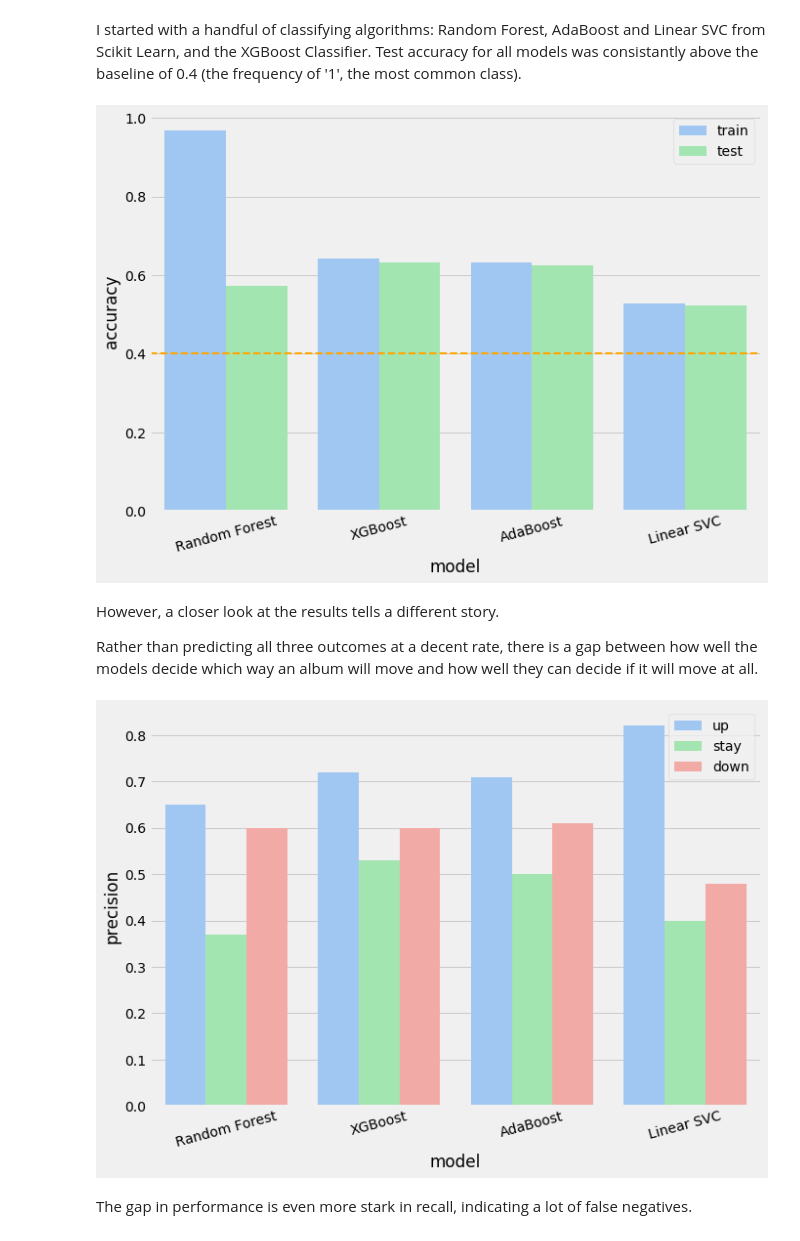
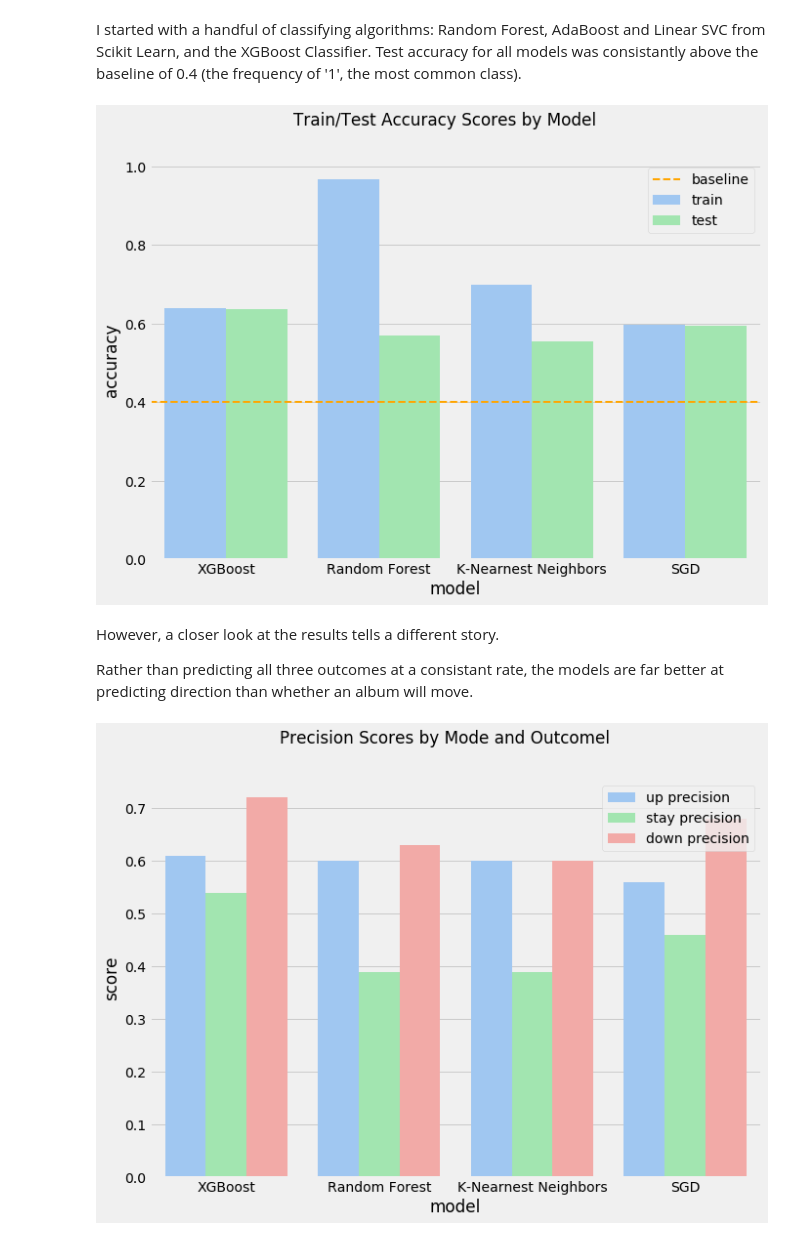
Before and after one commit to afriedman412/r-b_billboard_charts, a Jupyter notebook: bootsy_final_2.ipynb, the cells around one changed output. Cells and saved outputs as stored; diff of their text form; code cells hidden in the pictures.

```diff
--- a/bootsy_final_2.ipynb
+++ b/bootsy_final_2.ipynb
@@ -459,12 +413,22 @@ scores2 = scores.melt(id_vars='model', value_vars=['train','test'], var_name='da
+# %%
+# import saved scores
+scores = pd.read_csv('data_safe/all_scores_diverse_models.csv')
 # %%
+d = scores.loc[0:3].melt(id_vars='model',
+                               value_vars=['train','test'],
+                               var_name='data',
+                               value_name='accuracy').sort_values('data', ascending=False)
+
 fig = plt.figure(figsize=(10,7))
-sns.barplot(data=scores2, x='model', y='accuracy', hue='data', ci=None)
+plt.suptitle(t='Train/Test Accuracy Scores by Model')
+
+sns.barplot(data=d, x='model', y='accuracy', hue='data', ci=None)
 plt.axhline(y=0.4, color='orange', linestyle='--', linewidth=2)
-plt.xticks(np.arange(4), ['Random Forest', 'XGBoost', 'AdaBoost', 'Linear SVC'],rotation=15, ha='center')
-plt.legend();
+plt.xticks(np.arange(4), ['XGBoost', 'Random Forest', 'K-Nearnest Neighbors', 'SGD'], ha='center')
+plt.legend(labels=['baseline','train','test']);
 # %% [output]
-[figure, old version]
+[figure, new version]
 # %% [markdown]
 However, a closer look at the results tells a different story.
 
-Rather than predicting all three outcomes at a decent rate, there is a gap between how well the models decide which way an album will move and how well they can decide if it will move at all.
+Rather than predicting all three outcomes at a consistant rate, the models are far better at predicting direction than whether an album will move.
@@ -473,9 +435,14 @@ scores3 = scores.rename(columns={'up precision':'up', 'down precision':'down', '
 # %%
+d = scores.loc[0:3].melt(id_vars='model',
+                               value_vars=[c for c in scores.columns if 'precision' in c],
+                               var_name='metric',
+                               value_name='score').sort_values('metric', ascending=False)
+
 fig = plt.figure(figsize=(10,7))
-sns.barplot(data=scores3, x='model', y='precision', hue='category', ci=None)
-plt.xticks(np.arange(4), ['Random Forest', 'XGBoost', 'AdaBoost', 'Linear SVC'],rotation=15, ha='center')
+plt.suptitle(t='Precision Scores by Mode and Outcomel')
+
+sns.barplot(data=d, x='model', y='score', hue='metric', ci=None)
+plt.xticks(np.arange(4), ['XGBoost', 'Random Forest', 'K-Nearnest Neighbors', 'SGD'], ha='center')
 plt.legend();
 # %% [output]
-[figure, old version]
+[figure, new version]
-# %% [markdown]
-The gap in performance is even more stark in recall, indicating a lot of false negatives.
```
Also changed, not shown: parts of 29 cells of this notebook.
